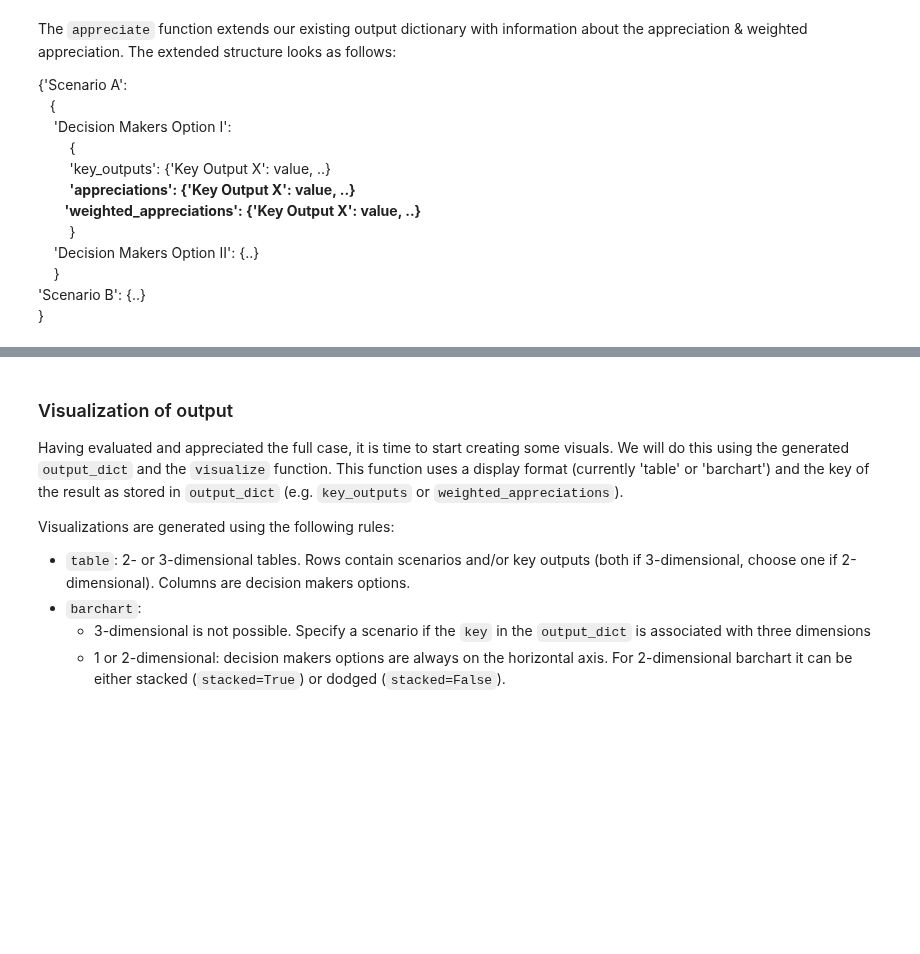
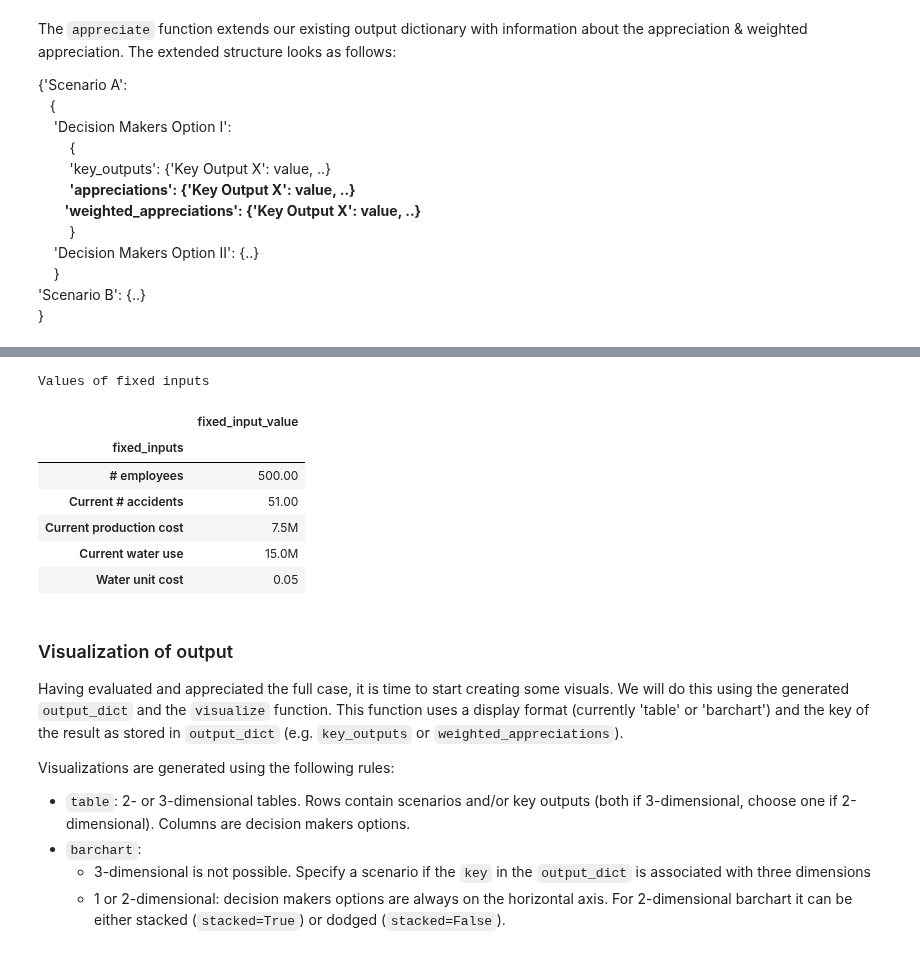
Before and after one commit to responsible-business-decision-making/trbs, a Jupyter notebook: Analyze case with vlinder.ipynb, the cells around one changed output, grey strips where cells are left out. Cells and saved outputs as stored; diff of their text form; code cells hidden in the pictures; blank space fills up the shorter version.

```diff
--- a/Analyze case with vlinder.ipynb
+++ b/Analyze case with vlinder.ipynb
@@ -170,3 +185,14 @@ case.output_dict['Base case']
+# %%
+case.visualize('table', 'fixed_inputs')
+# %% [output]
+Values of fixed inputs
+|  | fixed_input_value |
+| fixed_inputs |  |
+| # employees | 500.00 |
+| Current # accidents | 51.00 |
+| Current production cost | 7.5M |
+| Current water use | 15.0M |
+| Water unit cost | 0.05 |
 # %% [markdown]
 ### Visualization of output
 Having evaluated and appreciated the full case, it is time to start creating some visuals. We will do this using the generated `output_dict` and the `visualize` function. This function uses a display format (currently 'table' or 'barchart') and the key of the result as stored in `output_dict` (e.g. `key_outputs` or `weighted_appreciations`).
```
Also changed, not shown: parts of 12 cells of this notebook, 12 other files.
